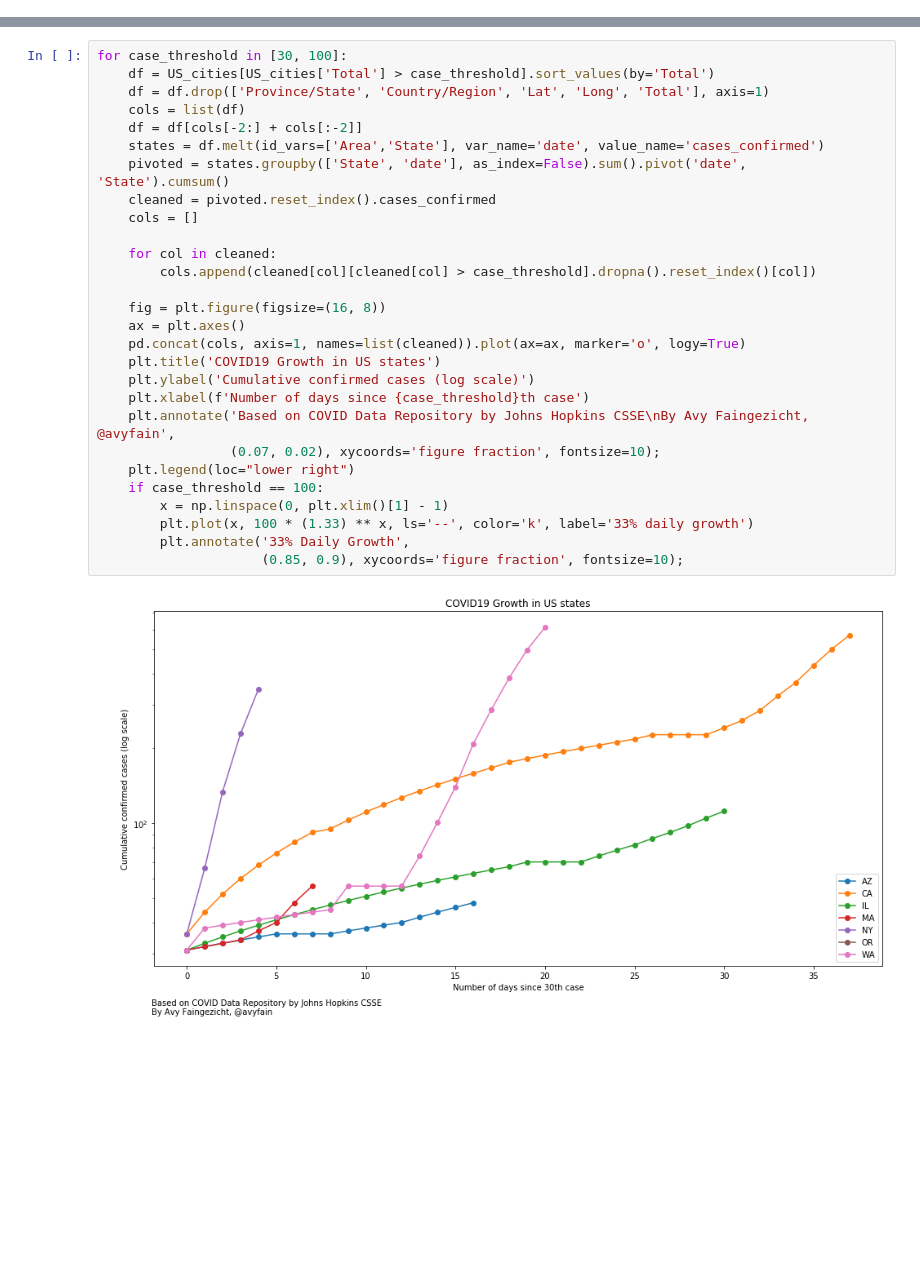
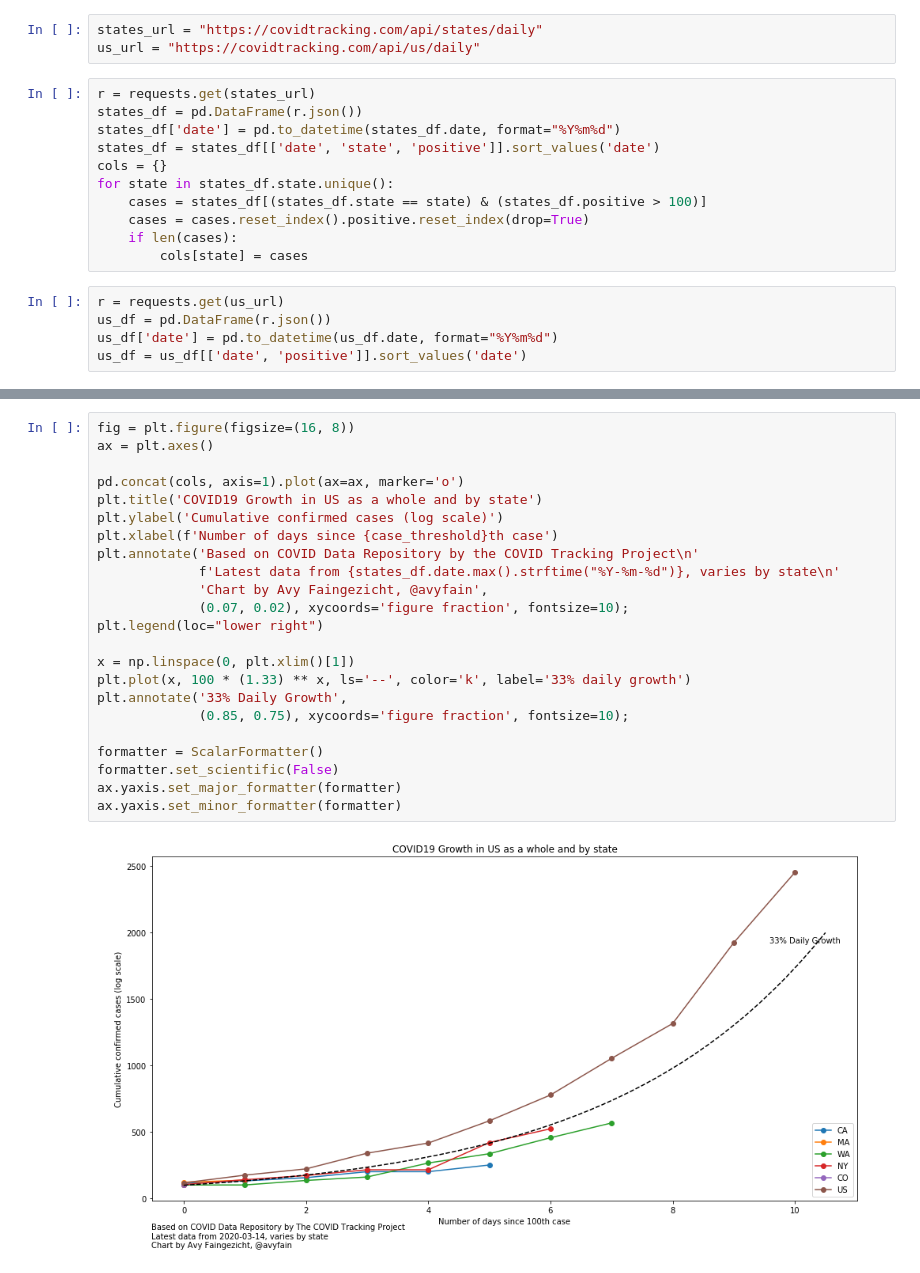
Before and after one commit to avyfain/covid19, a Jupyter notebook: covid19.ipynb, the cells around one changed output, grey strips where cells are left out. Saved outputs shown, nothing was run; the diff lists cells and outputs as text; blank space fills up the shorter version.

Commit message:
update to COVID Tracking Project data

```diff
--- a/covid19.ipynb
+++ b/covid19.ipynb
@@ -24,0 +7,19 @@ See the caveats in the documentation: https://pandas.pydata.org/pandas-docs/stab
+# %%
+states_url = "https://covidtracking.com/api/states/daily"
+us_url = "https://covidtracking.com/api/us/daily"
+# %%
+r = requests.get(states_url)
+states_df = pd.DataFrame(r.json())
+states_df['date'] = pd.to_datetime(states_df.date, format="%Y%m%d")
+states_df = states_df[['date', 'state', 'positive']].sort_values('date')
+cols = {}
+for state in states_df.state.unique():
+    cases = states_df[(states_df.state == state) & (states_df.positive > 100)]
+    cases = cases.reset_index().positive.reset_index(drop=True)
+    if len(cases):
+        cols[state] = cases
+# %%
+r = requests.get(us_url)
+us_df = pd.DataFrame(r.json())
+us_df['date'] = pd.to_datetime(us_df.date, format="%Y%m%d")
+us_df = us_df[['date', 'positive']].sort_values('date')
@@ -25,30 +64,25 @@ See the caveats in the documentation: https://pandas.pydata.org/pandas-docs/stab
 # %%
-for case_threshold in [30, 100]:
-    df = US_cities[US_cities['Total'] > case_threshold].sort_values(by='Total')
-    df = df.drop(['Province/State', 'Country/Region', 'Lat', 'Long', 'Total'], axis=1)
-    cols = list(df)
-    df = df[cols[-2:] + cols[:-2]]
-    states = df.melt(id_vars=['Area','State'], var_name='date', value_name='cases_confirmed')
-    pivoted = states.groupby(['State', 'date'], as_index=False).sum().pivot('date', 'State').cumsum()
-    cleaned = pivoted.reset_index().cases_confirmed
-    cols = []
+fig = plt.figure(figsize=(16, 8))
+ax = plt.axes()
 
-    for col in cleaned:
-        cols.append(cleaned[col][cleaned[col] > case_threshold].dropna().reset_index()[col])
+pd.concat(cols, axis=1).plot(ax=ax, marker='o')
+plt.title('COVID19 Growth in US as a whole and by state')
+plt.ylabel('Cumulative confirmed cases (log scale)')
+plt.xlabel(f'Number of days since {case_threshold}th case')
+plt.annotate('Based on COVID Data Repository by the COVID Tracking Project\n'
+             f'Latest data from {states_df.date.max().strftime("%Y-%m-%d")}, varies by state\n'
+             'Chart by Avy Faingezicht, @avyfain',
+             (0.07, 0.02), xycoords='figure fraction', fontsize=10);
+plt.legend(loc="lower right")
 
-    fig = plt.figure(figsize=(16, 8))
-    ax = plt.axes()
-    pd.concat(cols, axis=1, names=list(cleaned)).plot(ax=ax, marker='o', logy=True)
-    plt.title('COVID19 Growth in US states')
-    plt.ylabel('Cumulative confirmed cases (log scale)')
-    plt.xlabel(f'Number of days since {case_threshold}th case')
-    plt.annotate('Based on COVID Data Repository by Johns Hopkins CSSE\nBy Avy Faingezicht, @avyfain',
-                 (0.07, 0.02), xycoords='figure fraction', fontsize=10);
-    plt.legend(loc="lower right")
-    if case_threshold == 100:
-        x = np.linspace(0, plt.xlim()[1] - 1)
-        plt.plot(x, 100 * (1.33) ** x, ls='--', color='k', label='33% daily growth')
-        plt.annotate('33% Daily Growth',
-                     (0.85, 0.9), xycoords='figure fraction', fontsize=10);
+x = np.linspace(0, plt.xlim()[1])
+plt.plot(x, 100 * (1.33) ** x, ls='--', color='k', label='33% daily growth')
+plt.annotate('33% Daily Growth',
+             (0.85, 0.75), xycoords='figure fraction', fontsize=10);
+
+formatter = ScalarFormatter()
+formatter.set_scientific(False)
+ax.yaxis.set_major_formatter(formatter)
+ax.yaxis.set_minor_formatter(formatter)
 # %% [output]
-[figure, old version]
+[figure, new version]
```
Also changed, not shown: parts of 4 cells of this notebook.
